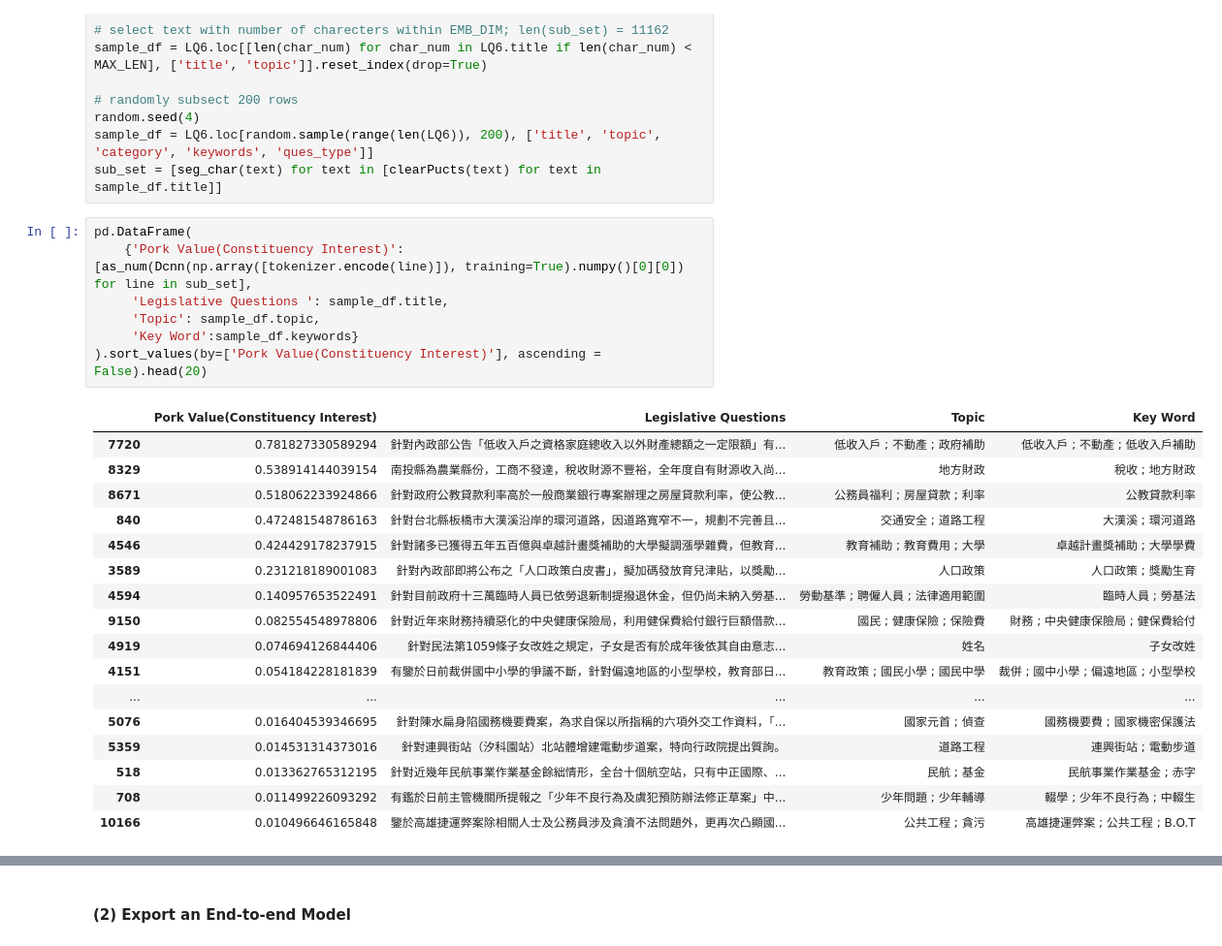
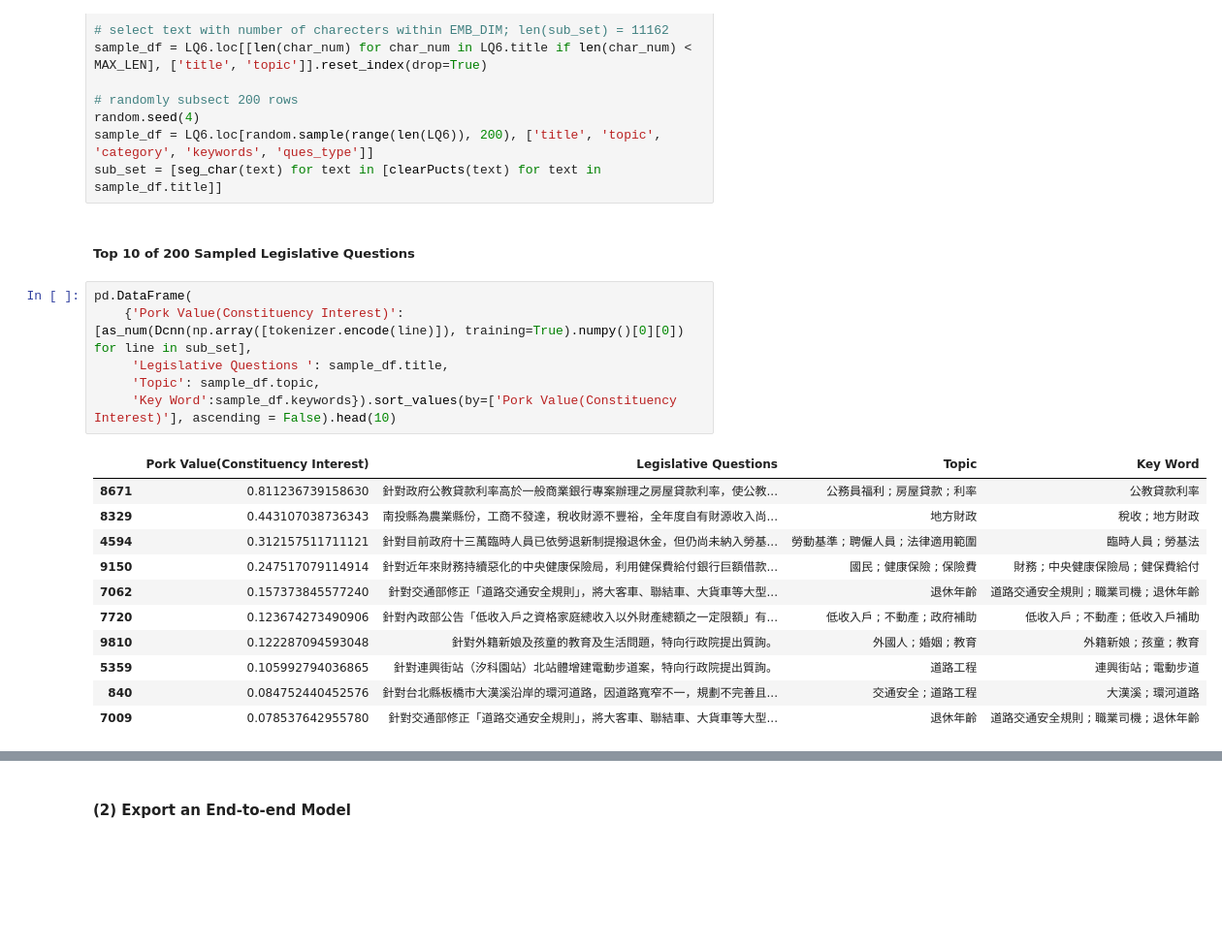
Before and after one commit to davidycliao/PorkCNN, a Jupyter notebook: demo-cnn-pork-barrel-classification-task.ipynb, the cells around one changed output, grey strips where cells are left out. Shown at 97% size. Saved outputs shown, nothing was run; the diff lists cells and outputs as text; blank space fills up the shorter version.

```diff
--- a/demo-cnn-pork-barrel-classification-task.ipynb
+++ b/demo-cnn-pork-barrel-classification-task.ipynb
@@ -370,28 +375,23 @@ sample_df = LQ6.loc[[len(char_num) for char_num in LQ6.title if len(char_num) <
 random.seed(4)
 sample_df = LQ6.loc[random.sample(range(len(LQ6)), 200), ['title', 'topic', 'category', 'keywords', 'ques_type']]
 sub_set = [seg_char(text) for text in [clearPucts(text) for text in sample_df.title]]
+# %% [markdown]
+##### Top 10 of 200 Sampled Legislative Questions
 # %%
 pd.DataFrame(
     {'Pork Value(Constituency Interest)':[as_num(Dcnn(np.array([tokenizer.encode(line)]), training=True).numpy()[0][0]) for line in sub_set],
      'Legislative Questions ': sample_df.title,
      'Topic': sample_df.topic,
-     'Key Word':sample_df.keywords}
-).sort_values(by=['Pork Value(Constituency Interest)'], ascending = False).head(20)
+     'Key Word':sample_df.keywords}).sort_values(by=['Pork Value(Constituency Interest)'], ascending = False).head(10)
 # %% [output]
 |  | Pork Value(Constituency Interest) | Legislative Questions | Topic | Key Word |
-| 7720 | 0.781827330589294 | 針對內政部公告「低收入戶之資格家庭總收入以外財產總額之一定限額」有... | 低收入戶 ; 不動產 ; 政府補助 | 低收入戶 ; 不動產 ; 低收入戶補助 |
-| 8329 | 0.538914144039154 | 南投縣為農業縣份，工商不發達，稅收財源不豐裕，全年度自有財源收入尚... | 地方財政 | 稅收 ; 地方財政 |
-| 8671 | 0.518062233924866 | 針對政府公教貸款利率高於一般商業銀行專案辦理之房屋貸款利率，使公教... | 公務員福利 ; 房屋貸款 ; 利率 | 公教貸款利率 |
-| 840 | 0.472481548786163 | 針對台北縣板橋市大漢溪沿岸的環河道路，因道路寬窄不一，規劃不完善且... | 交通安全 ; 道路工程 | 大漢溪 ; 環河道路 |
-| 4546 | 0.424429178237915 | 針對諸多已獲得五年五百億與卓越計畫獎補助的大學擬調漲學雜費，但教育... | 教育補助 ; 教育費用 ; 大學 | 卓越計畫獎補助 ; 大學學費 |
-| 3589 | 0.231218189001083 | 針對內政部即將公布之「人口政策白皮書」，擬加碼發放育兒津貼，以獎勵... | 人口政策 | 人口政策 ; 獎勵生育 |
-| 4594 | 0.140957653522491 | 針對目前政府十三萬臨時人員已依勞退新制提撥退休金，但仍尚未納入勞基... | 勞動基準 ; 聘僱人員 ; 法律適用範圍 | 臨時人員 ; 勞基法 |
-| 9150 | 0.082554548978806 | 針對近年來財務持續惡化的中央健康保險局，利用健保費給付銀行巨額借款... | 國民 ; 健康保險 ; 保險費 | 財務 ; 中央健康保險局 ; 健保費給付 |
-| 4919 | 0.074694126844406 | 針對民法第1059條子女改姓之規定，子女是否有於成年後依其自由意志... | 姓名 | 子女改姓 |
-| 4151 | 0.054184228181839 | 有鑒於日前裁併國中小學的爭議不斷，針對偏遠地區的小型學校，教育部日... | 教育政策 ; 國民小學 ; 國民中學 | 裁併 ; 國中小學 ; 偏遠地區 ; 小型學校 |
-| ... | ... | ... | ... | ... |
-| 5076 | 0.016404539346695 | 針對陳水扁身陷國務機要費案，為求自保以所指稱的六項外交工作資料，「... | 國家元首 ; 偵查 | 國務機要費 ; 國家機密保護法 |
-| 5359 | 0.014531314373016 | 針對連興街站（汐科園站）北站體增建電動步道案，特向行政院提出質詢。 | 道路工程 | 連興街站 ; 電動步道 |
-| 518 | 0.013362765312195 | 針對近幾年民航事業作業基金餘絀情形，全台十個航空站，只有中正國際、... | 民航 ; 基金 | 民航事業作業基金 ; 赤字 |
-| 708 | 0.011499226093292 | 有鑑於日前主管機關所提報之「少年不良行為及虞犯預防辦法修正草案」中... | 少年問題 ; 少年輔導 | 輟學 ; 少年不良行為 ; 中輟生 |
-| 10166 | 0.010496646165848 | 鑒於高雄捷運弊案除相關人士及公務員涉及貪瀆不法問題外，更再次凸顯國... | 公共工程 ; 貪污 | 高雄捷運弊案 ; 公共工程 ; B.O.T |
+| 8671 | 0.811236739158630 | 針對政府公教貸款利率高於一般商業銀行專案辦理之房屋貸款利率，使公教... | 公務員福利 ; 房屋貸款 ; 利率 | 公教貸款利率 |
+| 8329 | 0.443107038736343 | 南投縣為農業縣份，工商不發達，稅收財源不豐裕，全年度自有財源收入尚... | 地方財政 | 稅收 ; 地方財政 |
+| 4594 | 0.312157511711121 | 針對目前政府十三萬臨時人員已依勞退新制提撥退休金，但仍尚未納入勞基... | 勞動基準 ; 聘僱人員 ; 法律適用範圍 | 臨時人員 ; 勞基法 |
+| 9150 | 0.247517079114914 | 針對近年來財務持續惡化的中央健康保險局，利用健保費給付銀行巨額借款... | 國民 ; 健康保險 ; 保險費 | 財務 ; 中央健康保險局 ; 健保費給付 |
+| 7062 | 0.157373845577240 | 針對交通部修正「道路交通安全規則」，將大客車、聯結車、大貨車等大型... | 退休年齡 | 道路交通安全規則 ; 職業司機 ; 退休年齡 |
+| 7720 | 0.123674273490906 | 針對內政部公告「低收入戶之資格家庭總收入以外財產總額之一定限額」有... | 低收入戶 ; 不動產 ; 政府補助 | 低收入戶 ; 不動產 ; 低收入戶補助 |
+| 9810 | 0.122287094593048 | 針對外籍新娘及孩童的教育及生活問題，特向行政院提出質詢。 | 外國人 ; 婚姻 ; 教育 | 外籍新娘 ; 孩童 ; 教育 |
+| 5359 | 0.105992794036865 | 針對連興街站（汐科園站）北站體增建電動步道案，特向行政院提出質詢。 | 道路工程 | 連興街站 ; 電動步道 |
+| 840 | 0.084752440452576 | 針對台北縣板橋市大漢溪沿岸的環河道路，因道路寬窄不一，規劃不完善且... | 交通安全 ; 道路工程 | 大漢溪 ; 環河道路 |
+| 7009 | 0.078537642955780 | 針對交通部修正「道路交通安全規則」，將大客車、聯結車、大貨車等大型... | 退休年齡 | 道路交通安全規則 ; 職業司機 ; 退休年齡 |
```
Also changed, not shown: parts of 17 cells of this notebook, 6 other files.
